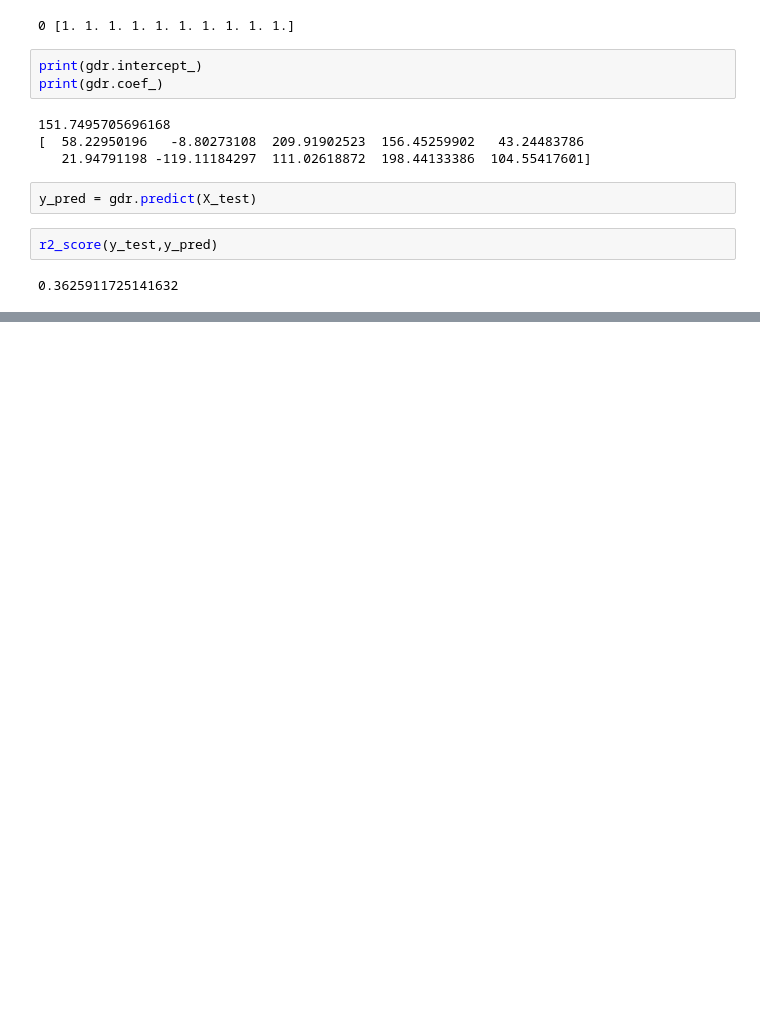
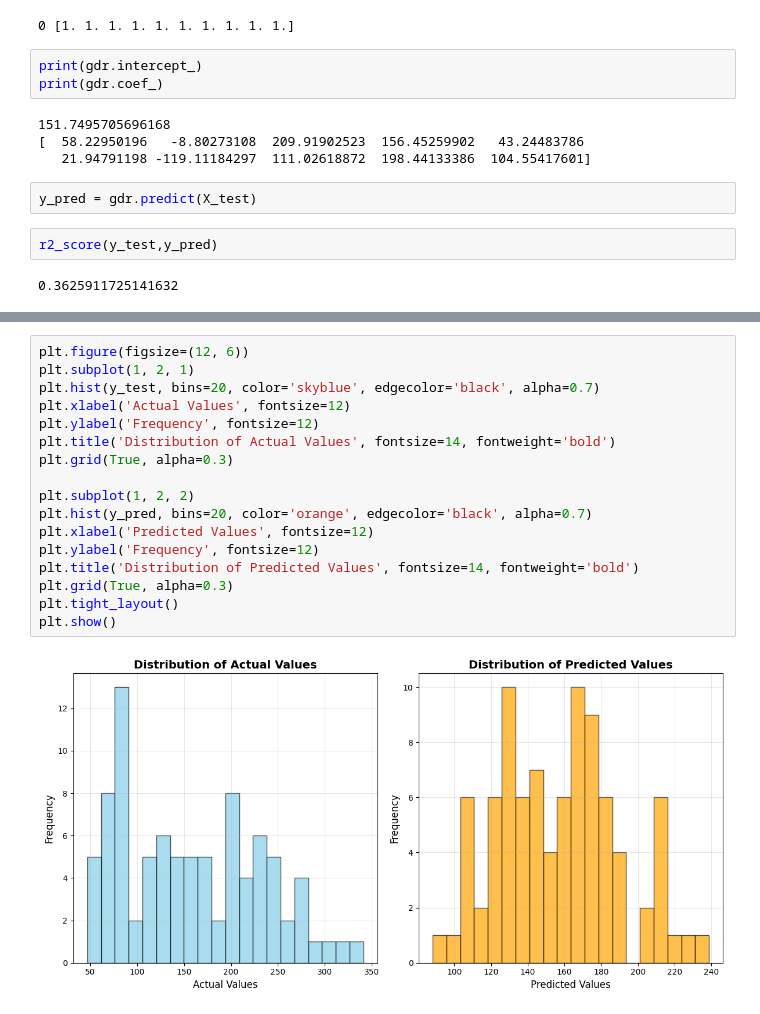
Before and after one commit to tarunpuniya287-del/Machine-Learning, a Jupyter notebook: Gradient Descent/batch.ipynb, the cells around one changed output, grey strips where cells are left out. Saved outputs shown, nothing was run; the diff lists cells and outputs as text; blank space fills up the shorter version.

```diff
--- a/Gradient Descent/batch.ipynb
+++ b/Gradient Descent/batch.ipynb
@@ -83,0 +109,19 @@ r2_score(y_test,y_pred)
+# %%
+plt.figure(figsize=(12, 6))
+plt.subplot(1, 2, 1)
+plt.hist(y_test, bins=20, color='skyblue', edgecolor='black', alpha=0.7)
+plt.xlabel('Actual Values', fontsize=12)
+plt.ylabel('Frequency', fontsize=12)
+plt.title('Distribution of Actual Values', fontsize=14, fontweight='bold')
+plt.grid(True, alpha=0.3)
+
+plt.subplot(1, 2, 2)
+plt.hist(y_pred, bins=20, color='orange', edgecolor='black', alpha=0.7)
+plt.xlabel('Predicted Values', fontsize=12)
+plt.ylabel('Frequency', fontsize=12)
+plt.title('Distribution of Predicted Values', fontsize=14, fontweight='bold')
+plt.grid(True, alpha=0.3)
+plt.tight_layout()
+plt.show()
+# %% [output]
+[figure, added]
```
Also changed, not shown: parts of 5 cells of this notebook.
